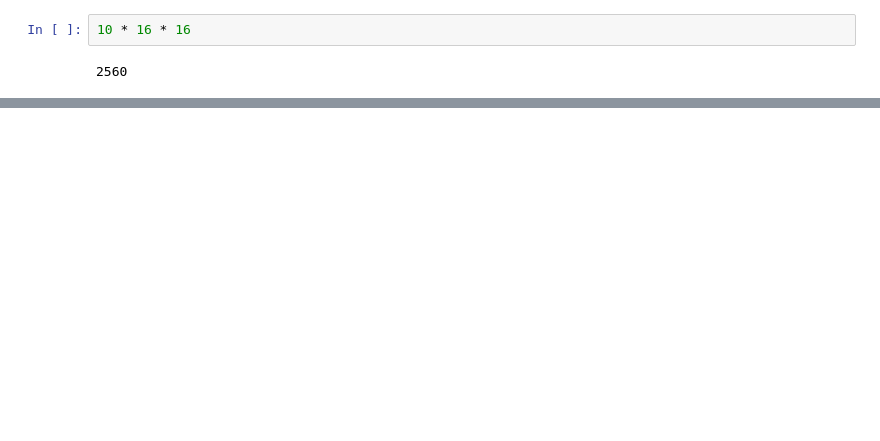
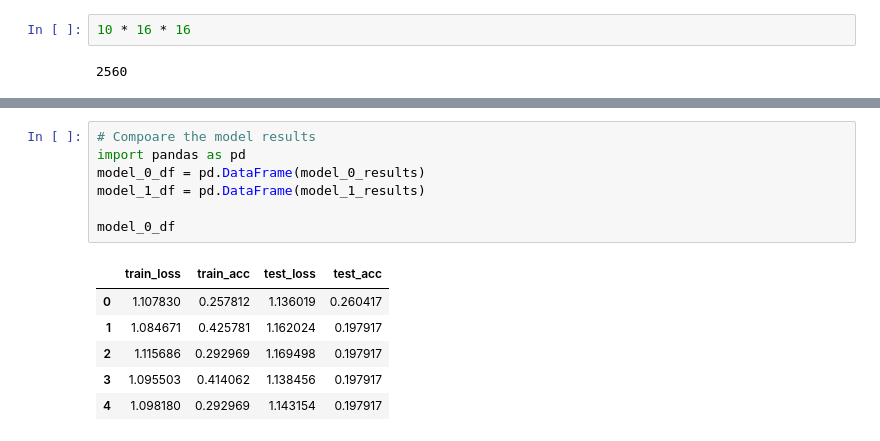
Before and after one commit to rookasrudzianskas/PytorchModels, a Jupyter notebook: 28_open_source_ML_Model_CUSTOM_DATASETS.ipynb, the cells around one changed output, grey strips where cells are left out. Drawn from its saved outputs; the diff is of its cells as text; blank space fills up the shorter version.

```diff
--- a/28_open_source_ML_Model_CUSTOM_DATASETS.ipynb
+++ b/28_open_source_ML_Model_CUSTOM_DATASETS.ipynb
@@ -1043,0 +1225,14 @@ Total training time: 8.748 seconds
+# %%
+# Compoare the model results
+import pandas as pd
+model_0_df = pd.DataFrame(model_0_results)
+model_1_df = pd.DataFrame(model_1_results)
+
+model_0_df
+# %% [output]
+|  | train_loss | train_acc | test_loss | test_acc |
+| 0 | 1.107830 | 0.257812 | 1.136019 | 0.260417 |
+| 1 | 1.084671 | 0.425781 | 1.162024 | 0.197917 |
+| 2 | 1.115686 | 0.292969 | 1.169498 | 0.197917 |
+| 3 | 1.095503 | 0.414062 | 1.138456 | 0.197917 |
+| 4 | 1.098180 | 0.292969 | 1.143154 | 0.197917 |
```
Also changed, not shown: parts of 46 cells of this notebook.
